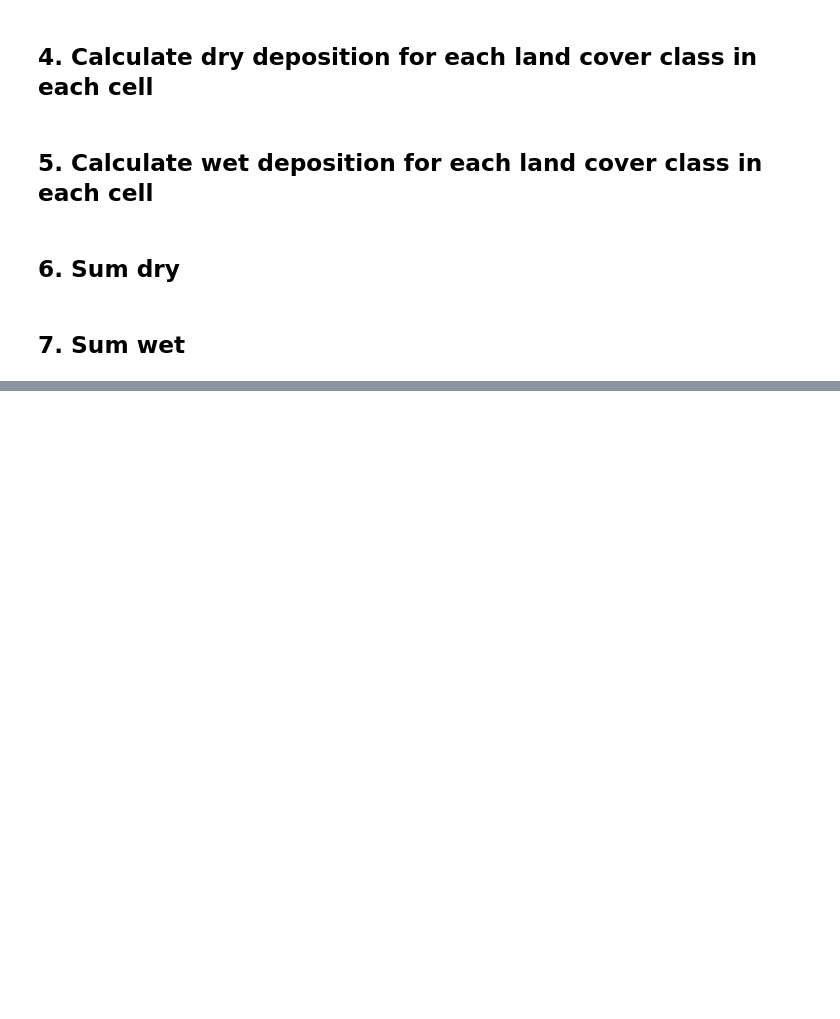
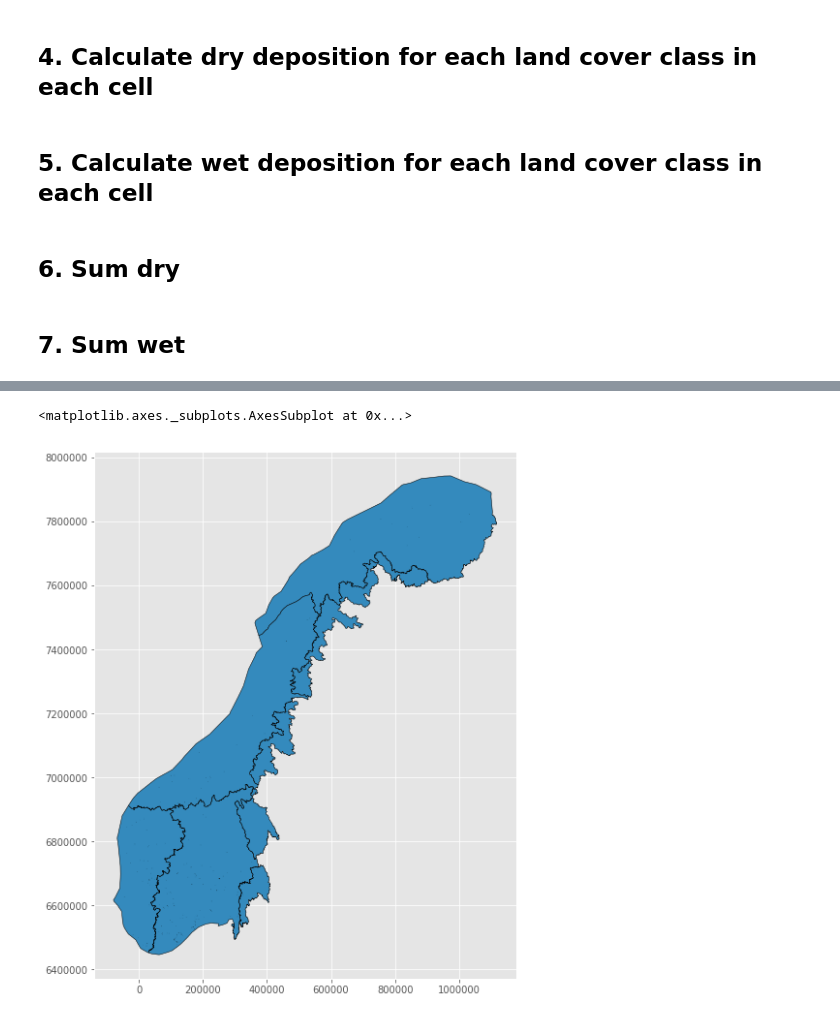
Before and after one commit to JamesSample/misc, a Jupyter notebook: emep_hg_dep.ipynb, the cells around one changed output, grey strips where cells are left out. Saved outputs shown, nothing was run; the diff lists cells and outputs as text; code cells hidden in the pictures; blank space fills up the shorter version.

```diff
--- a/emep_hg_dep.ipynb
+++ b/emep_hg_dep.ipynb
@@ -169,0 +182,17 @@ gdf.head()
+# %%
+# Read catchment data
+in_shp = (r'C:\Data\James_Work\Staff\Oeyvind_K\Elveovervakingsprogrammet'
+          r'\Data\gis\shapefiles\norway_main_catchments_ospar.shp')
+osp_gdf = gpd.read_file(in_shp)
+
+# Dissolve to OSPAR region
+osp_gdf = osp_gdf.dissolve(by='ospar_regi', aggfunc='sum')
+del osp_gdf['vassom']
+osp_gdf.reset_index(inplace=True)
+
+# Save
+out_json = (r'C:\Data\James_Work\Staff\Hans_Fredrik_B\EMEP_Hg_Dep'
+            r'\data\gis\ospar_regions.geojson')
+osp_gdf.to_file(out_json, driver='GeoJSON')
+
+osp_gdf.head()
@@ -169,0 +206,6 @@ gdf.head()
+# %%
+# Plot OSPAR regions
+osp_gdf.to_crs({'init':'epsg:32633'}).plot(edgecolor='black', figsize=(10,10))
+# %% [output]
+<matplotlib.axes._subplots.AxesSubplot at 0x...>
+[figure, added]
```
Also changed, not shown: parts of 27 cells of this notebook.
